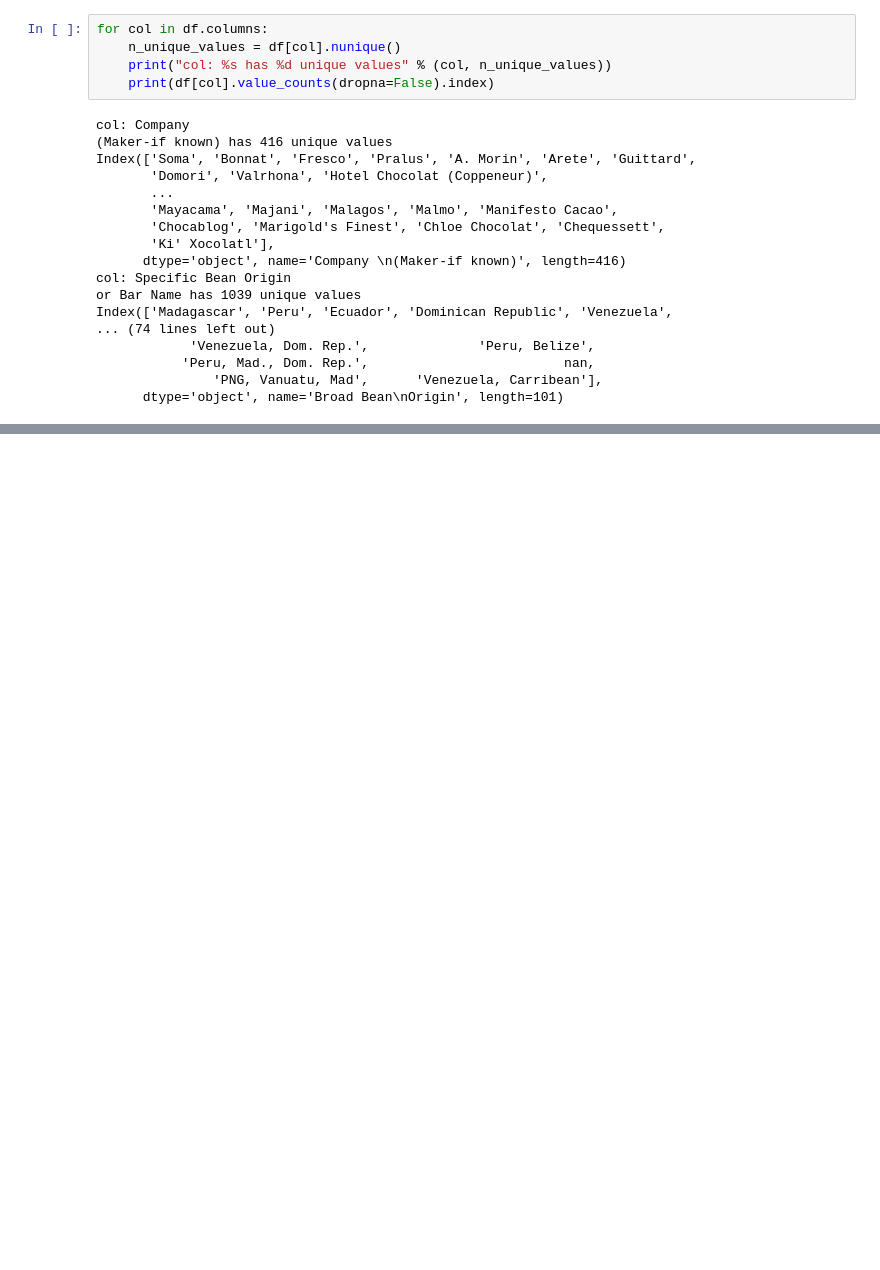
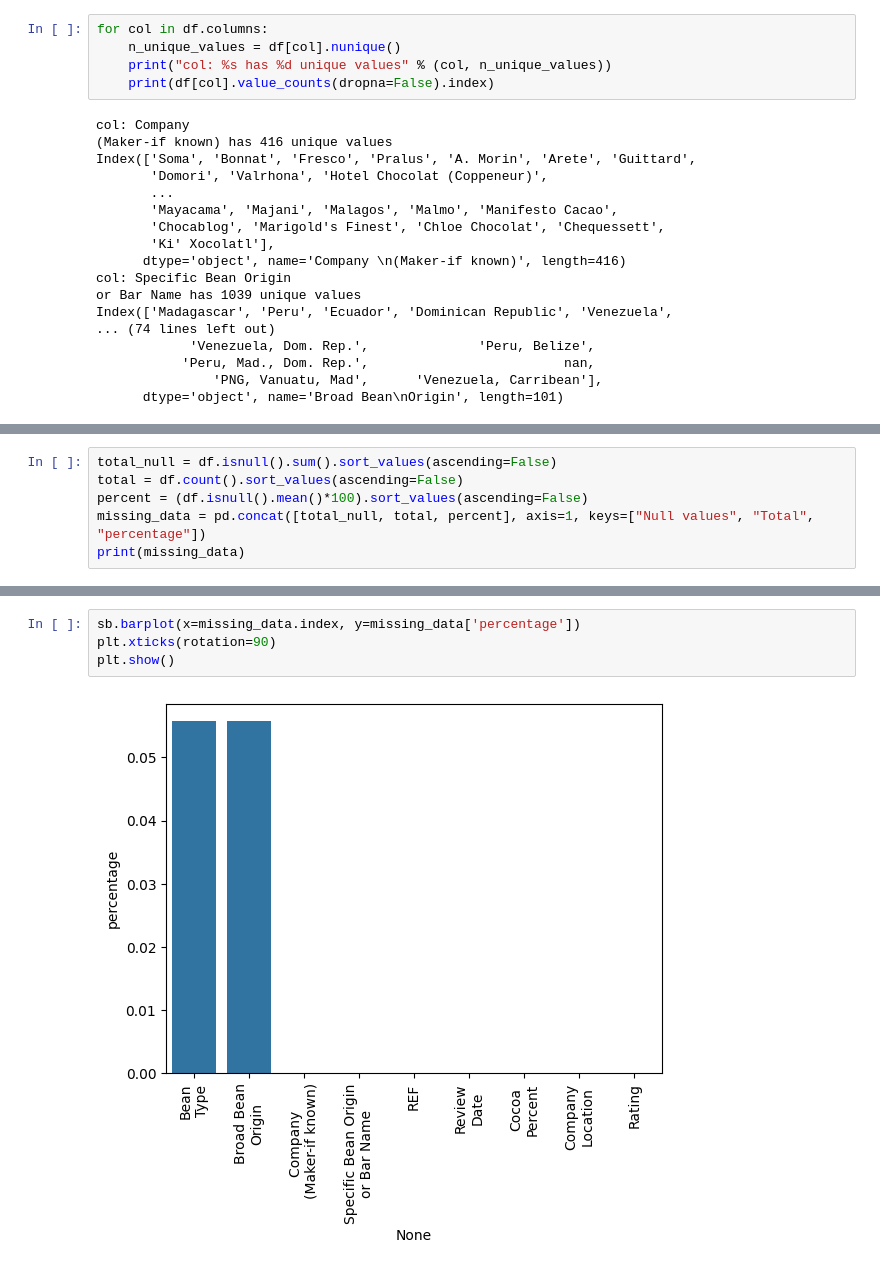
Before and after one commit to AbhinavKrishnan0629/AI, a Jupyter notebook: All projects/Exploratory Data Analysis/session 3.1 EDA.ipynb, the cells around one changed output, grey strips where cells are left out. Drawn from its saved outputs; the diff is of its cells as text; blank space fills up the shorter version.

```diff
--- a/All projects/Exploratory Data Analysis/session 3.1 EDA.ipynb
+++ b/All projects/Exploratory Data Analysis/session 3.1 EDA.ipynb
@@ -137,0 +182,6 @@ Name: count, dtype: int64
+# %%
+total_null = df.isnull().sum().sort_values(ascending=False)
+total = df.count().sort_values(ascending=False)
+percent = (df.isnull().mean()*100).sort_values(ascending=False)
+missing_data = pd.concat([total_null, total, percent], axis=1, keys=["Null values", "Total", "percentage"])
+print(missing_data)
@@ -137,0 +199,6 @@ Name: count, dtype: int64
+# %%
+sb.barplot(x=missing_data.index, y=missing_data['percentage'])
+plt.xticks(rotation=90)
+plt.show()
+# %% [output]
+[figure, added]
```
Also changed, not shown: parts of 12 cells of this notebook, 1 other file.
